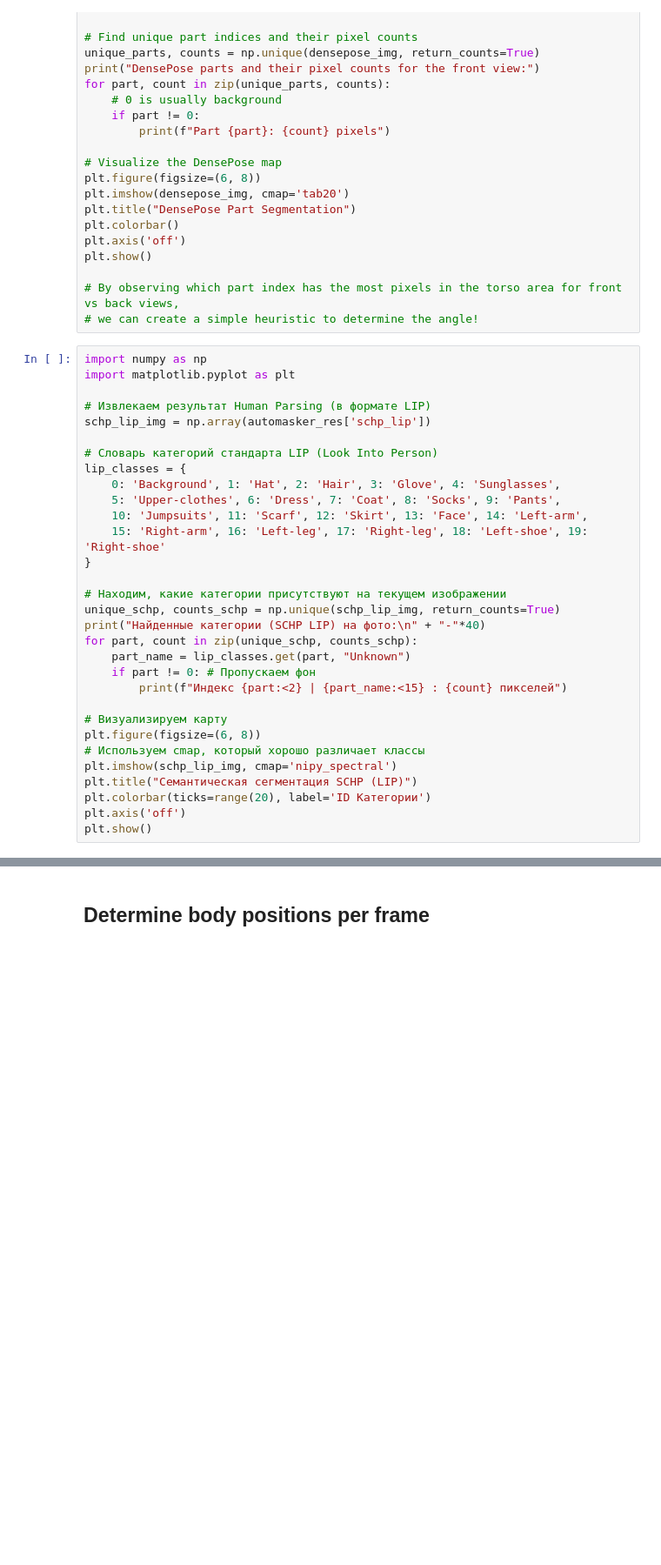
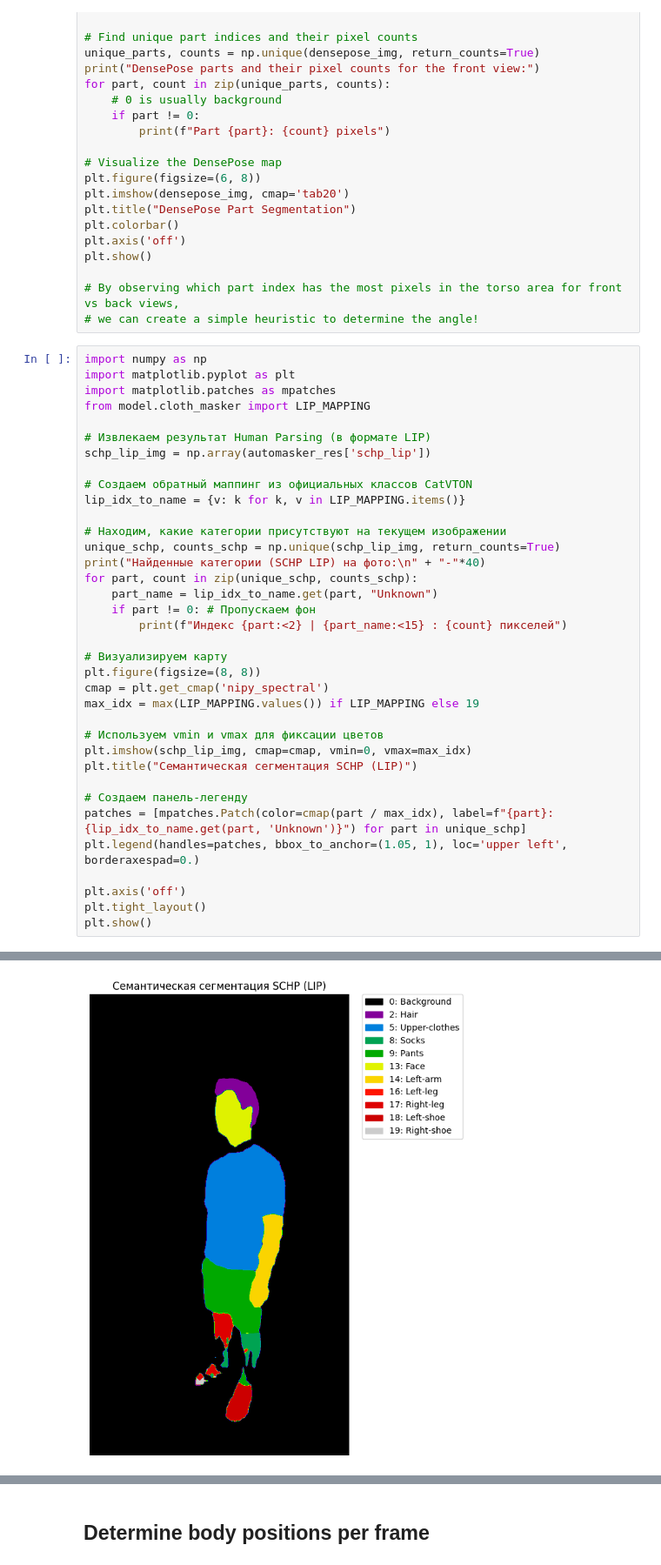
Before and after one commit to Eikthyrnir/CatVTON_3DGS, a Jupyter notebook: CatVTON_sandbox.ipynb, the cells around one changed output, grey strips where cells are left out. Shown at 87% size. Drawn from its saved outputs; the diff is of its cells as text; blank space fills up the shorter version.

```diff
--- a/CatVTON_sandbox.ipynb
+++ b/CatVTON_sandbox.ipynb
@@ -683,31 +687,37 @@ plt.show()
 # %%
 import numpy as np
 import matplotlib.pyplot as plt
+import matplotlib.patches as mpatches
+from model.cloth_masker import LIP_MAPPING
 
 # Извлекаем результат Human Parsing (в формате LIP)
 schp_lip_img = np.array(automasker_res['schp_lip'])
 
-# Словарь категорий стандарта LIP (Look Into Person)
-lip_classes = {
-    0: 'Background', 1: 'Hat', 2: 'Hair', 3: 'Glove', 4: 'Sunglasses',
-    5: 'Upper-clothes', 6: 'Dress', 7: 'Coat', 8: 'Socks', 9: 'Pants',
-    10: 'Jumpsuits', 11: 'Scarf', 12: 'Skirt', 13: 'Face', 14: 'Left-arm',
-    15: 'Right-arm', 16: 'Left-leg', 17: 'Right-leg', 18: 'Left-shoe', 19: 'Right-shoe'
-}
+# Создаем обратный маппинг из официальных классов CatVTON
+lip_idx_to_name = {v: k for k, v in LIP_MAPPING.items()}
 
 # Находим, какие категории присутствуют на текущем изображении
 unique_schp, counts_schp = np.unique(schp_lip_img, return_counts=True)
 print("Найденные категории (SCHP LIP) на фото:\n" + "-"*40)
 for part, count in zip(unique_schp, counts_schp):
-    part_name = lip_classes.get(part, "Unknown")
+    part_name = lip_idx_to_name.get(part, "Unknown")
     if part != 0: # Пропускаем фон
         print(f"Индекс {part:<2} | {part_name:<15} : {count} пикселей")
 
 # Визуализируем карту
-plt.figure(figsize=(6, 8))
-# Используем cmap, который хорошо различает классы
-plt.imshow(schp_lip_img, cmap='nipy_spectral')
+plt.figure(figsize=(8, 8))
+cmap = plt.get_cmap('nipy_spectral')
+max_idx = max(LIP_MAPPING.values()) if LIP_MAPPING else 19
+
+# Используем vmin и vmax для фиксации цветов
+plt.imshow(schp_lip_img, cmap=cmap, vmin=0, vmax=max_idx)
 plt.title("Семантическая сегментация SCHP (LIP)")
-plt.colorbar(ticks=range(20), label='ID Категории')
+
+# Создаем панель-легенду
+patches = [mpatches.Patch(color=cmap(part / max_idx), label=f"{part}: {lip_idx_to_name.get(part, 'Unknown')}") for part in unique_schp]
+plt.legend(handles=patches, bbox_to_anchor=(1.05, 1), loc='upper left', borderaxespad=0.)
+
 plt.axis('off')
+plt.tight_layout()
 plt.show()
+# %% [output]
@@ -714,3 +736,4 @@ plt.show()
+[figure, added]
 # %%
 def determine_view_angle(densepose_img):
     """
```
Also changed, not shown: parts of 3 cells of this notebook.
